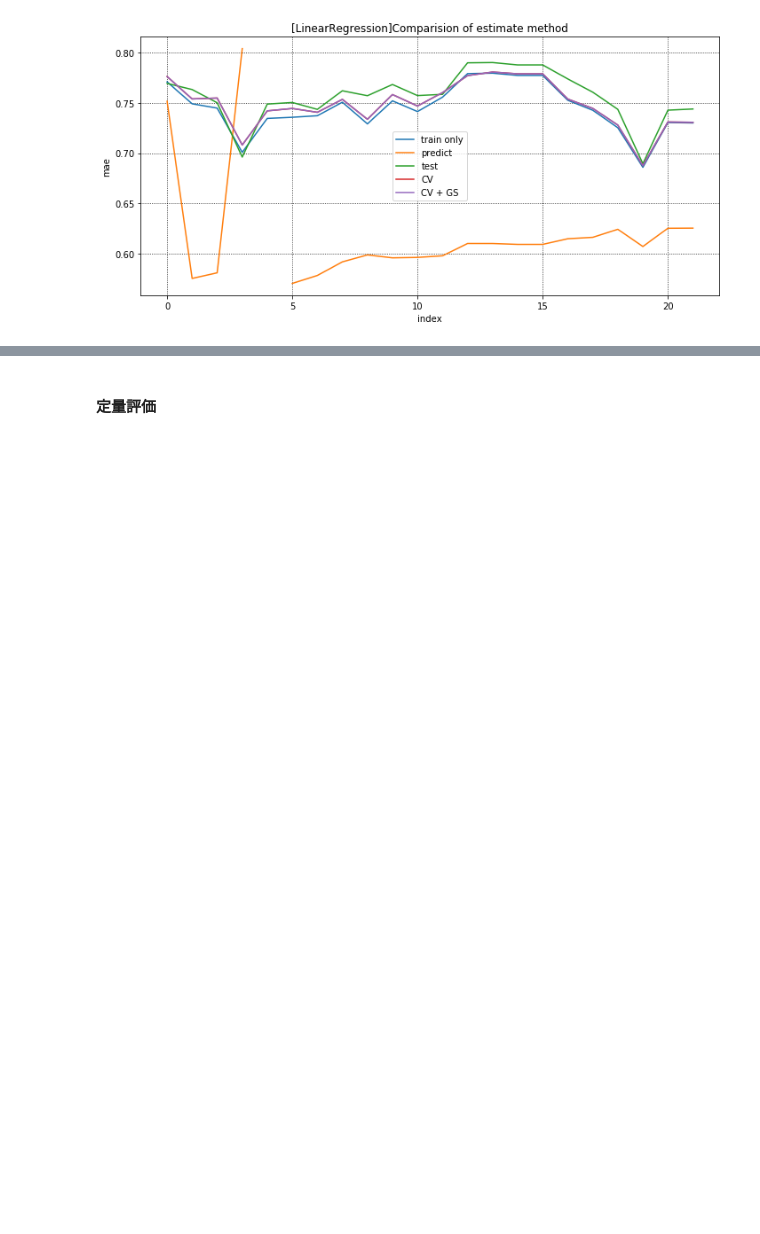
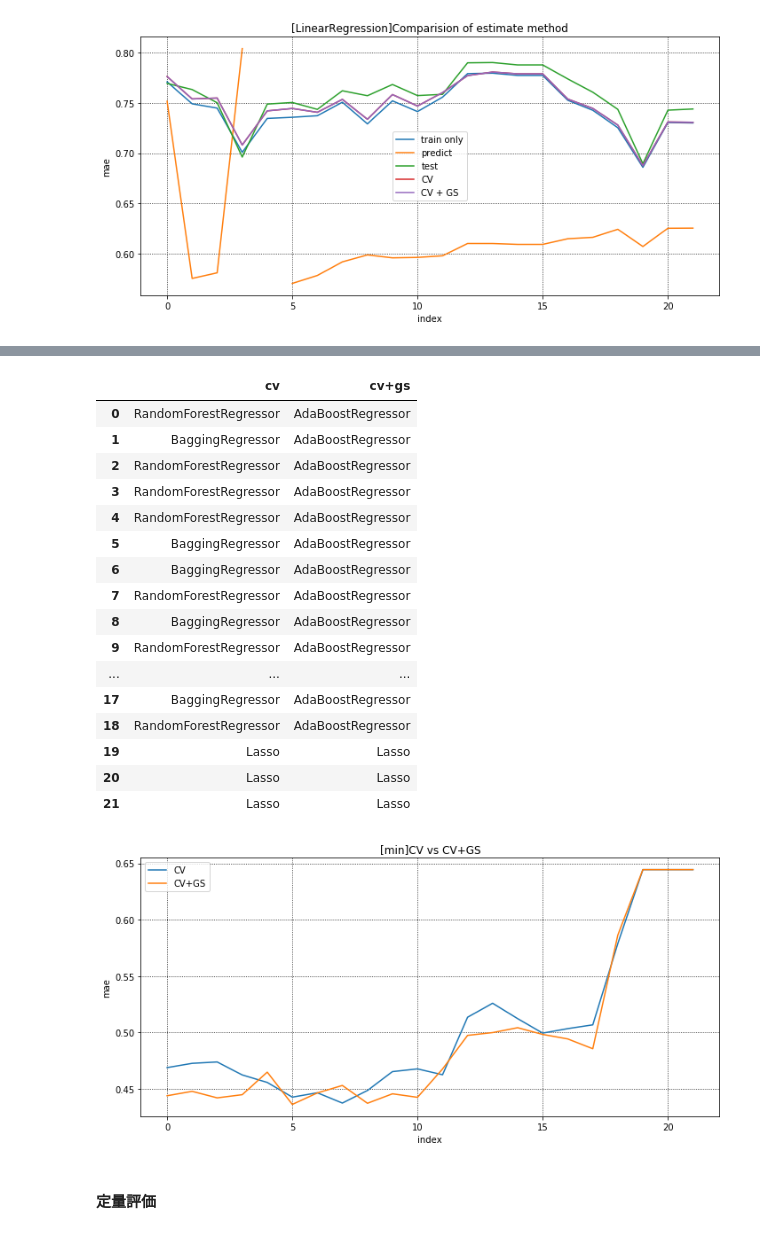
Before and after one commit to kusafusa-k/kaggle, a Jupyter notebook: Car_Fuel_Consumption/DAY3_work_草房慶.ipynb, the cells around one changed output, grey strips where cells are left out. Saved outputs shown, nothing was run; the diff lists cells and outputs as text; code cells hidden in the pictures; blank space fills up the shorter version.

```diff
--- a/Car_Fuel_Consumption/DAY3_work_草房慶.ipynb
+++ b/Car_Fuel_Consumption/DAY3_work_草房慶.ipynb
@@ -1201,2 +1227,52 @@ fig.show()
+# %%
+# グラフによる最適値確認
+fig, ax = plt.subplots(1, 1, figsize=(10, 5))
+
+# CVとCV+GSの比較
+ax.set_title('[min]CV vs CV+GS')
+ax.plot(min_cv_mae.keys(),
+           min_cv_mae.values(), label='CV')
+ax.plot(min_gs_mae.keys(),
+           min_gs_mae.values(), label='CV+GS')
+
+ax.set_xlabel('index')
+ax.set_ylabel('mae')
+ax.grid(which='major', color='black', linestyle=':')
+ax.grid(which='minor', color='black', linestyle=':')
+ax.legend()
+
+fig.tight_layout()
+fig.show()
+
+# 最適モデルの確認
+dic_cv, dic_gs = {}, {}
+for key in min_cv_model.keys():
+    dic_cv[key] = min_cv_model[key][0]
+    dic_gs[key] = min_gs_model[key][0]
+
+best_model = pd.DataFrame({
+    "cv": dic_cv,
+    "cv+gs": dic_gs
+})
+display(best_model)
+# %% [output]
+|  | cv | cv+gs |
+| 0 | RandomForestRegressor | AdaBoostRegressor |
+| 1 | BaggingRegressor | AdaBoostRegressor |
+| 2 | RandomForestRegressor | AdaBoostRegressor |
+| 3 | RandomForestRegressor | AdaBoostRegressor |
+| 4 | RandomForestRegressor | AdaBoostRegressor |
+| 5 | BaggingRegressor | AdaBoostRegressor |
+| 6 | BaggingRegressor | AdaBoostRegressor |
+| 7 | RandomForestRegressor | AdaBoostRegressor |
+| 8 | BaggingRegressor | AdaBoostRegressor |
+| 9 | RandomForestRegressor | AdaBoostRegressor |
+| ... | ... | ... |
+| 17 | BaggingRegressor | AdaBoostRegressor |
+| 18 | RandomForestRegressor | AdaBoostRegressor |
+| 19 | Lasso | Lasso |
+| 20 | Lasso | Lasso |
+| 21 | Lasso | Lasso |
+[figure, added]
 # %% [markdown]
 #### 定量評価
```
Also changed, not shown: parts of 38 cells of this notebook.
